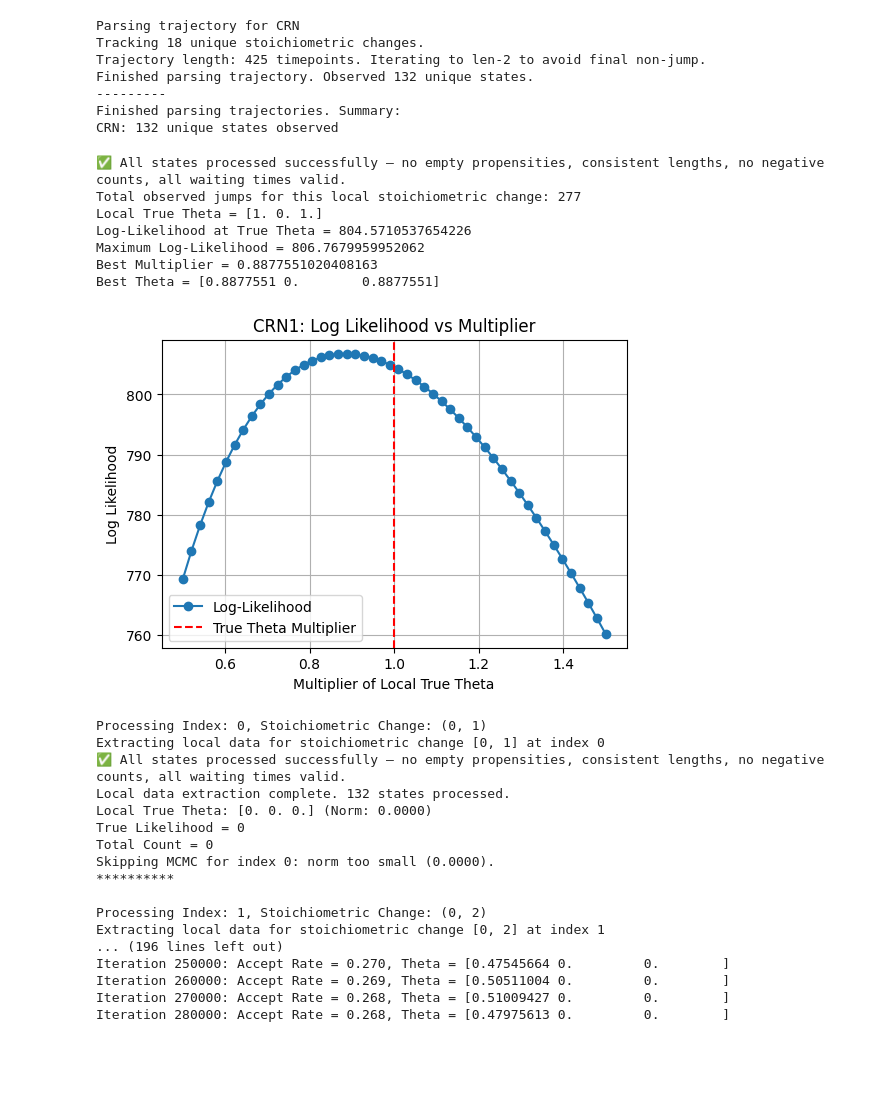
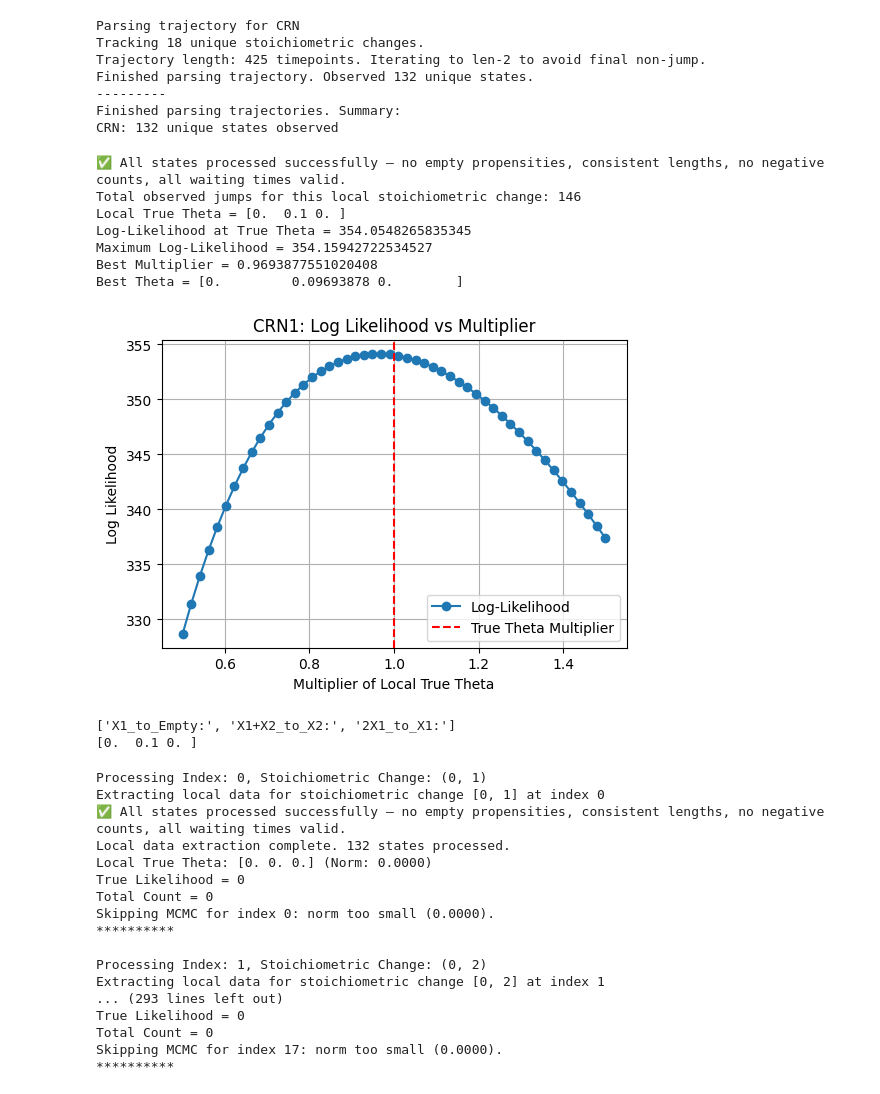
Before and after one commit to ssindiUCM/BayesCRNInference, a Jupyter notebook: examples/example2.ipynb, the cells around one changed output. Cells and saved outputs as stored; diff of their text form; code cells hidden in the pictures; blank space fills up the shorter version.

```diff
--- a/examples/example2.ipynb
+++ b/examples/example2.ipynb
@@ -175,37 +175,45 @@ CRN: 132 unique states observed
 # %%
 # Local Likelihood Exploration for the CRN
 
 pos_indices, pos_deltaX = get_positive_deltaX_indices_and_values(jump_counts, unique_changes, verbose=False)
 
-indexToCheck = pos_indices[0]
-deltaXToCheck = pos_deltaX[0]
+indexToCheck = pos_indices[1]
+deltaXToCheck = pos_deltaX[1]
 
 #Extract the local data for the desired stochiometric change.
 (local_counts, local_waiting_times, local_propensities, selected_deltaX) = extract_local_data(
     jump_counts, waiting_times, propensities, unique_changes,
     index=indexToCheck, deltaX=deltaXToCheck, verbose=False)
 
 #Extract the Local True Theta for the unique stochiometric change
 localTheta = trueTheta[compatible_reactions[selected_deltaX]]
+
+#localTheta = [0.48836688, 0.,0.]
 
 multipliers, ll_values, max_ll, best_multiplier, best_theta = plot_likelihood_vs_theta_multiplier(
     local_counts,
     local_waiting_times,
     local_propensities,
     localTheta,
     delta=0.5,
     num_points=50,
     title='CRN1: Log Likelihood vs Multiplier'
 )
+
+rxn_names = [reaction_names[i] for i in compatible_reactions[selected_deltaX]]
+print(rxn_names)
+print(localTheta)
 # %% [output]
 ✅ All states processed successfully — no empty propensities, consistent lengths, no negative counts, all waiting times valid.
-Total observed jumps for this local stoichiometric change: 277
-Local True Theta = [1. 0. 1.]
-Log-Likelihood at True Theta = 804.5710537654226
-Maximum Log-Likelihood = 806.7679959952062
-Best Multiplier = 0.8877551020408163
-Best Theta = [0.8877551 0.        0.8877551]
+Total observed jumps for this local stoichiometric change: 146
+Local True Theta = [0.  0.1 0. ]
+Log-Likelihood at True Theta = 354.0548265835345
+Maximum Log-Likelihood = 354.15942722534527
+Best Multiplier = 0.9693877551020408
+Best Theta = [0.         0.09693878 0.        ]
-[figure, old version]
+[figure, new version]
+['X1_to_Empty:', 'X1+X2_to_X2:', '2X1_to_X1:']
+[0.  0.1 0. ]
 # %%
 # Ensure the results directory exists
 results_dir = "../results/example2"
@@ -312,8 +320,8 @@ Skipping MCMC for index 0: norm too small (0.0000).
 
 Processing Index: 1, Stoichiometric Change: (0, 2)
 Extracting local data for stoichiometric change [0, 2] at index 1
-... (196 lines left out)
-Iteration 250000: Accept Rate = 0.270, Theta = [0.47545664 0.         0.        ]
-Iteration 260000: Accept Rate = 0.269, Theta = [0.50511004 0.         0.        ]
-Iteration 270000: Accept Rate = 0.268, Theta = [0.51009427 0.         0.        ]
-Iteration 280000: Accept Rate = 0.268, Theta = [0.47975613 0.         0.        ]
+... (293 lines left out)
+True Likelihood = 0
+Total Count = 0
+Skipping MCMC for index 17: norm too small (0.0000).
+**********
```
Also changed, not shown: parts of 2 cells of this notebook.
